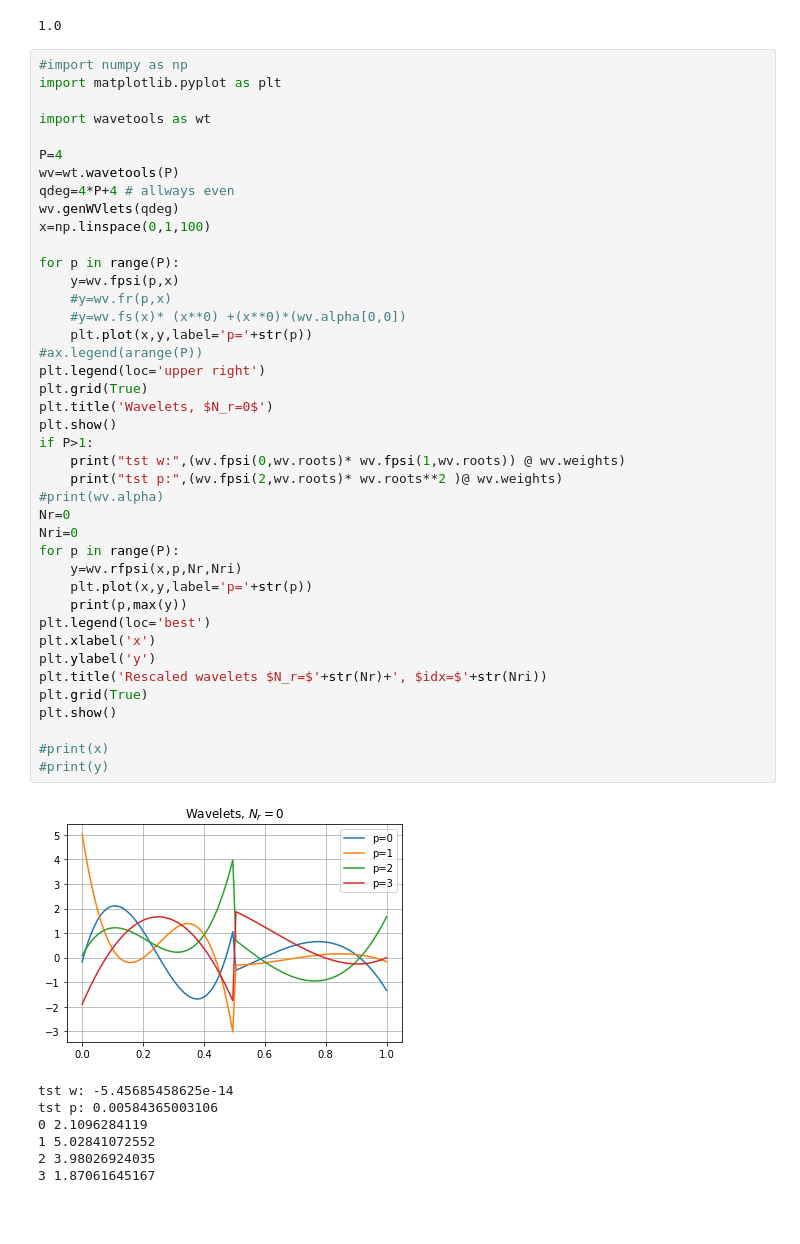
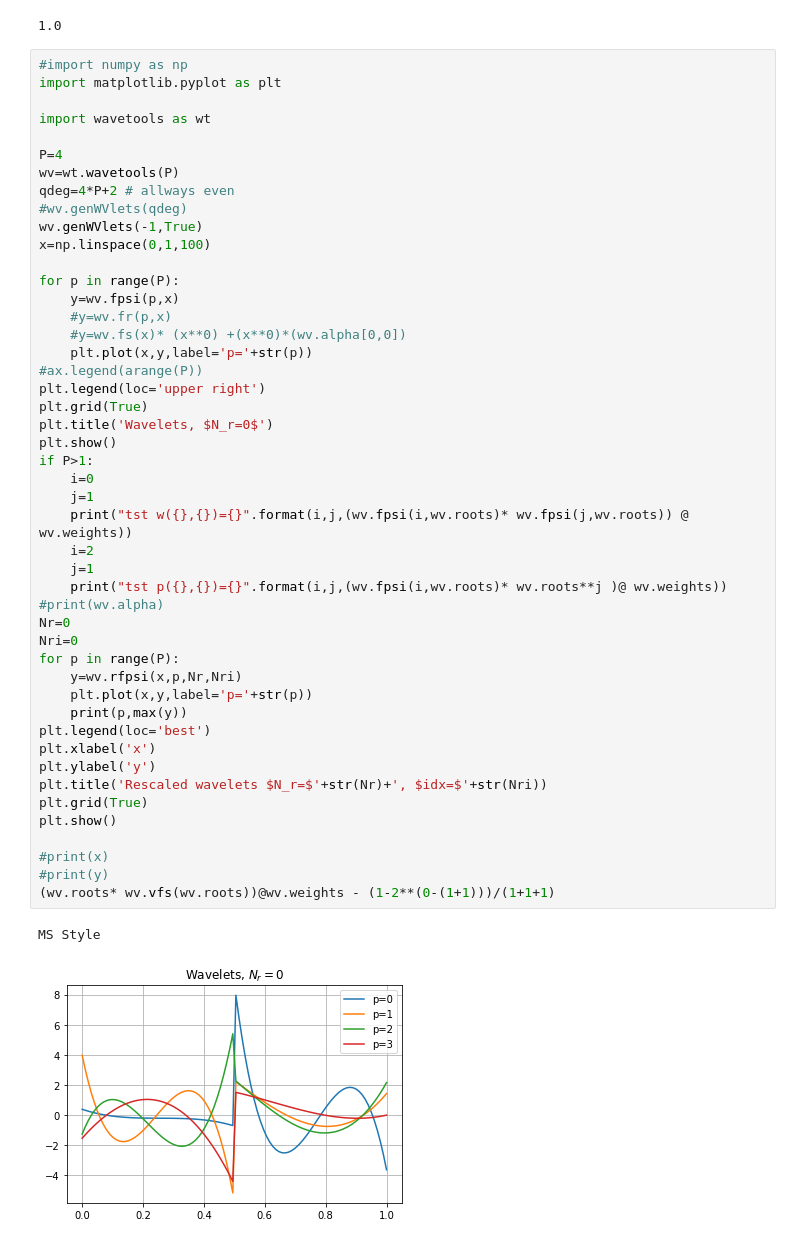
Before and after one commit to ikroeker/aMR-PC, a Jupyter notebook: py/test002.ipynb, the cells around one changed output. Drawn from its saved outputs; the diff is of its cells as text; blank space fills up the shorter version.

```diff
--- a/py/test002.ipynb
+++ b/py/test002.ipynb
@@ -26,44 +26,45 @@ import wavetools as wt
 
 P=4
 wv=wt.wavetools(P)
-qdeg=4*P+4 # allways even
-wv.genWVlets(qdeg)
+qdeg=4*P+2 # allways even
+#wv.genWVlets(qdeg)
+wv.genWVlets(-1,True)
 x=np.linspace(0,1,100)
 
 for p in range(P):
     y=wv.fpsi(p,x)
     #y=wv.fr(p,x)
     #y=wv.fs(x)* (x**0) +(x**0)*(wv.alpha[0,0])
     plt.plot(x,y,label='p='+str(p))
 #ax.legend(arange(P))
 plt.legend(loc='upper right')
 plt.grid(True)
 plt.title('Wavelets, $N_r=0$')
 plt.show()
 if P>1:
-    print("tst w:",(wv.fpsi(0,wv.roots)* wv.fpsi(1,wv.roots)) @ wv.weights)
-    print("tst p:",(wv.fpsi(2,wv.roots)* wv.roots**2 )@ wv.weights)
+    i=0
+    j=1
+    print("tst w({},{})={}".format(i,j,(wv.fpsi(i,wv.roots)* wv.fpsi(j,wv.roots)) @ wv.weights))
+    i=2
+    j=1
+    print("tst p({},{})={}".format(i,j,(wv.fpsi(i,wv.roots)* wv.roots**j )@ wv.weights))
 #print(wv.alpha)
 Nr=0
 Nri=0
 for p in range(P):
     y=wv.rfpsi(x,p,Nr,Nri)
     plt.plot(x,y,label='p='+str(p))
     print(p,max(y))
 plt.legend(loc='best')
 plt.xlabel('x')
 plt.ylabel('y')
 plt.title('Rescaled wavelets $N_r=$'+str(Nr)+', $idx=$'+str(Nri))
 plt.grid(True)
 plt.show()
 
 #print(x)
 #print(y)
+(wv.roots* wv.vfs(wv.roots))@wv.weights - (1-2**(0-(1+1)))/(1+1+1)
 # %% [output]
+MS Style
-[figure, old version]
+[figure, new version]
-tst w: -5.45685458625e-14
-tst p: 0.00584365003106
-0 2.1096284119
-1 5.02841072552
-2 3.98026924035
-3 1.87061645167
```
Also changed, not shown: parts of 1 cell of this notebook, 1 other file.
